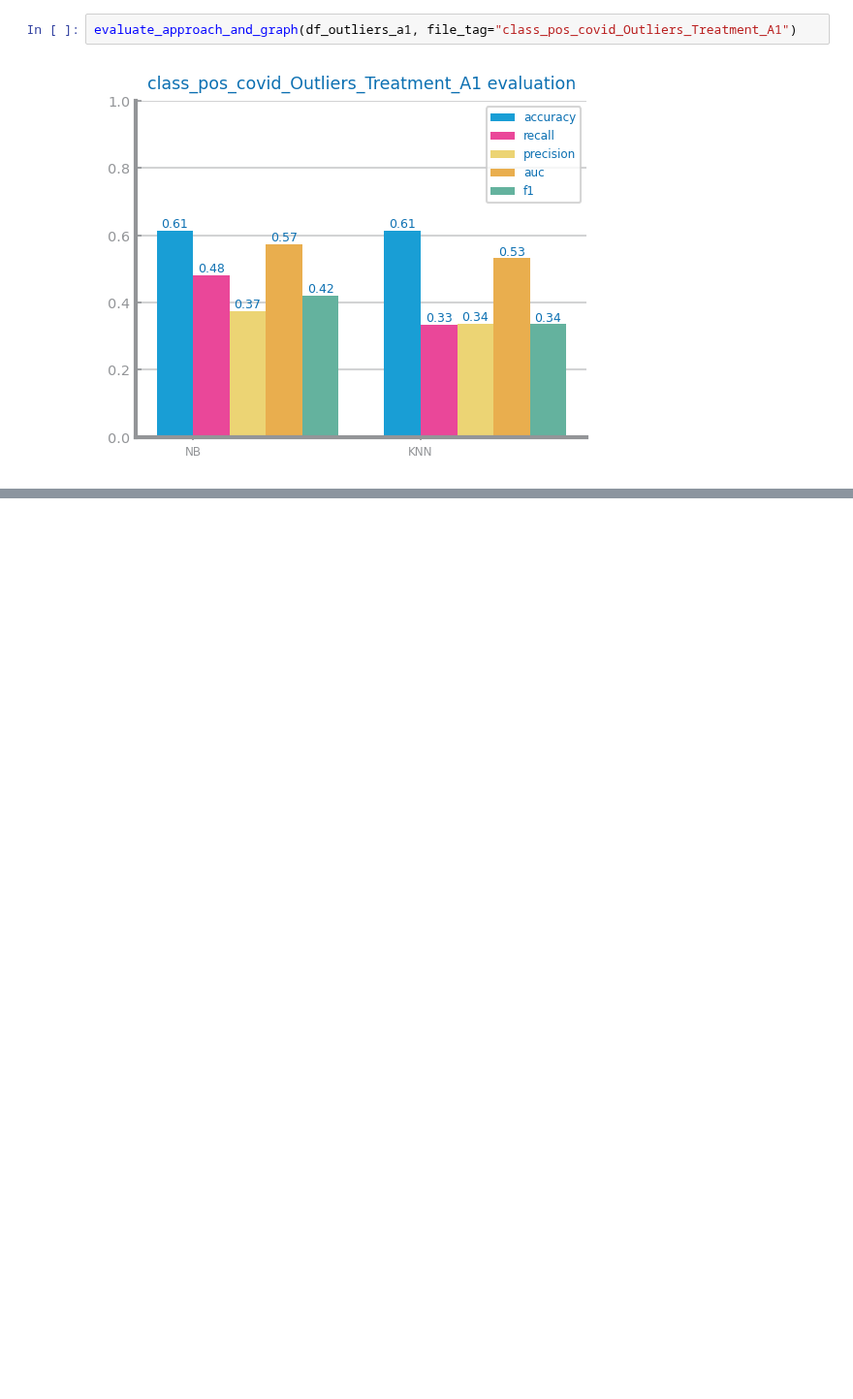
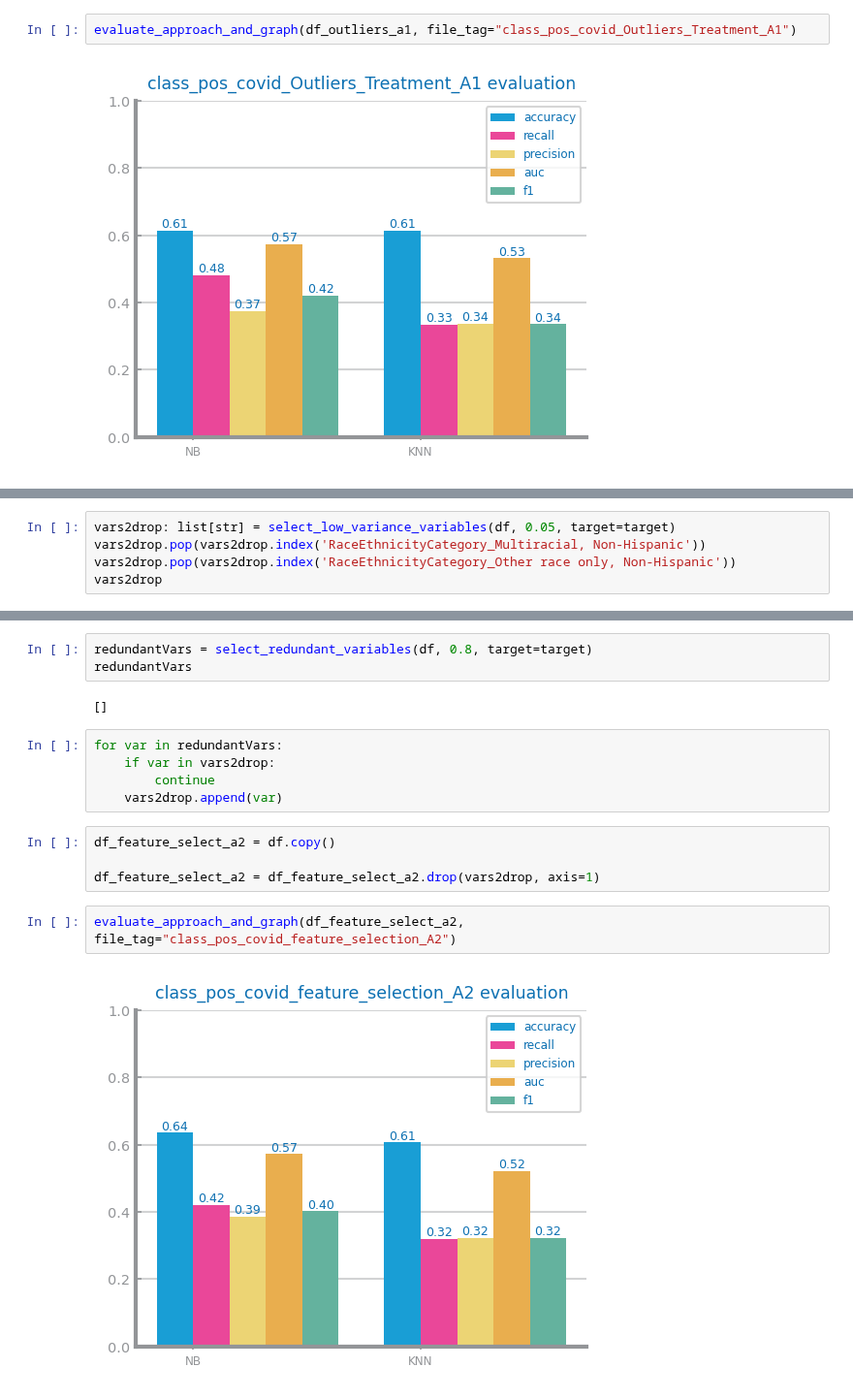
Before and after one commit to esteves3/data-science, a Jupyter notebook: pos-covid-preparation.outliers.a1.ipynb, the cells around one changed output, grey strips where cells are left out. Shown at 97% size. Cells and saved outputs as stored; diff of their text form; blank space fills up the shorter version.

```diff
--- a/pos-covid-preparation.outliers.a1.ipynb
+++ b/pos-covid-preparation.outliers.a1.ipynb
@@ -318,0 +497,5 @@ evaluate_approach_and_graph(df_outliers_a1, file_tag="class_pos_covid_Outliers_T
+# %%
+vars2drop: list[str] = select_low_variance_variables(df, 0.05, target=target)
+vars2drop.pop(vars2drop.index('RaceEthnicityCategory_Multiracial, Non-Hispanic'))
+vars2drop.pop(vars2drop.index('RaceEthnicityCategory_Other race only, Non-Hispanic'))
+vars2drop
@@ -318,0 +514,18 @@ evaluate_approach_and_graph(df_outliers_a1, file_tag="class_pos_covid_Outliers_T
+# %%
+redundantVars = select_redundant_variables(df, 0.8, target=target)
+redundantVars
+# %% [output]
+[]
+# %%
+for var in redundantVars:
+	if var in vars2drop:
+		continue
+	vars2drop.append(var)
+# %%
+df_feature_select_a2 = df.copy()
+
+df_feature_select_a2 = df_feature_select_a2.drop(vars2drop, axis=1)
+# %%
+evaluate_approach_and_graph(df_feature_select_a2, file_tag="class_pos_covid_feature_selection_A2")
+# %% [output]
+[figure, added]
```
Also changed, not shown: parts of 38 cells of this notebook, 4 other files.
